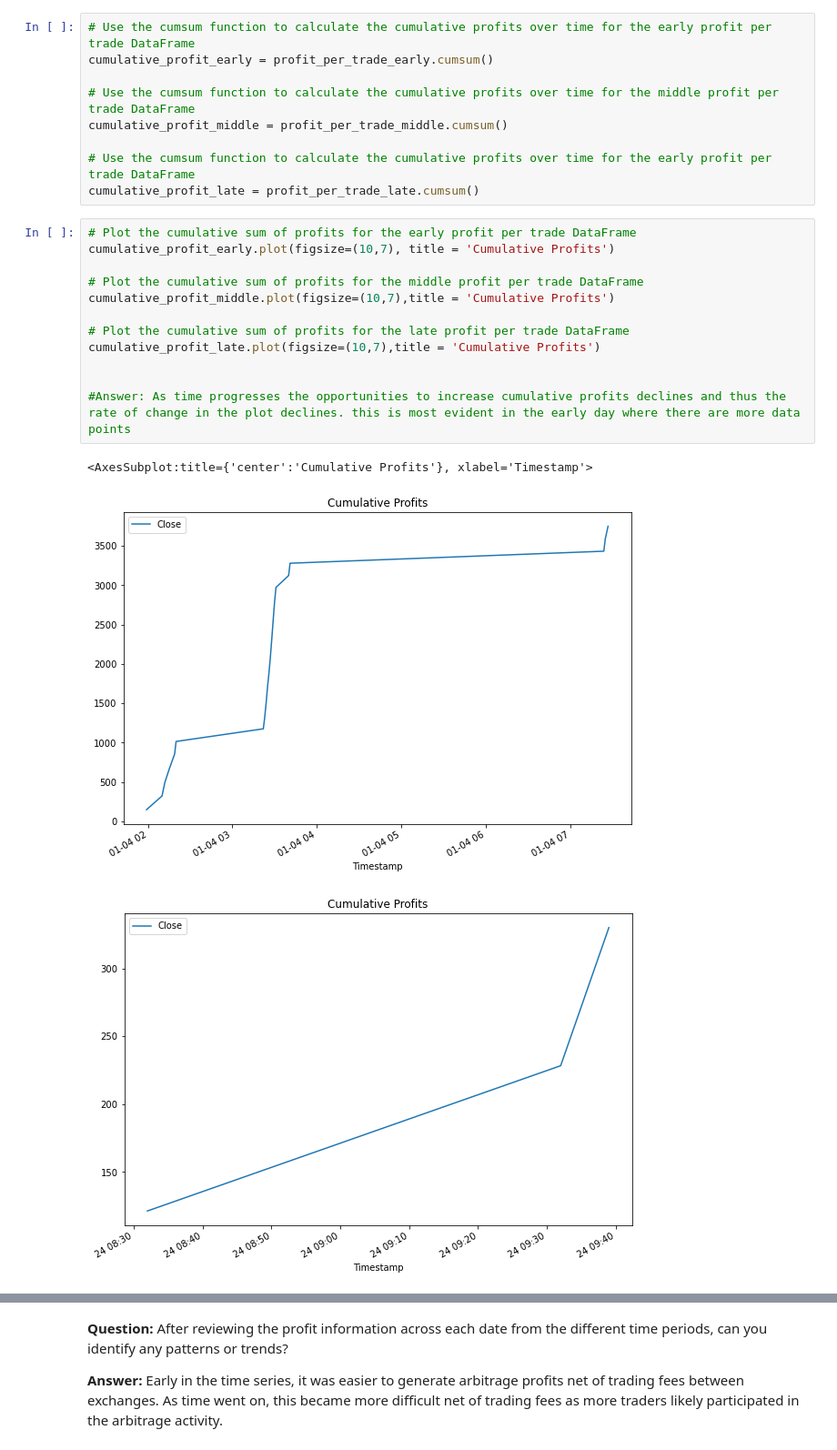
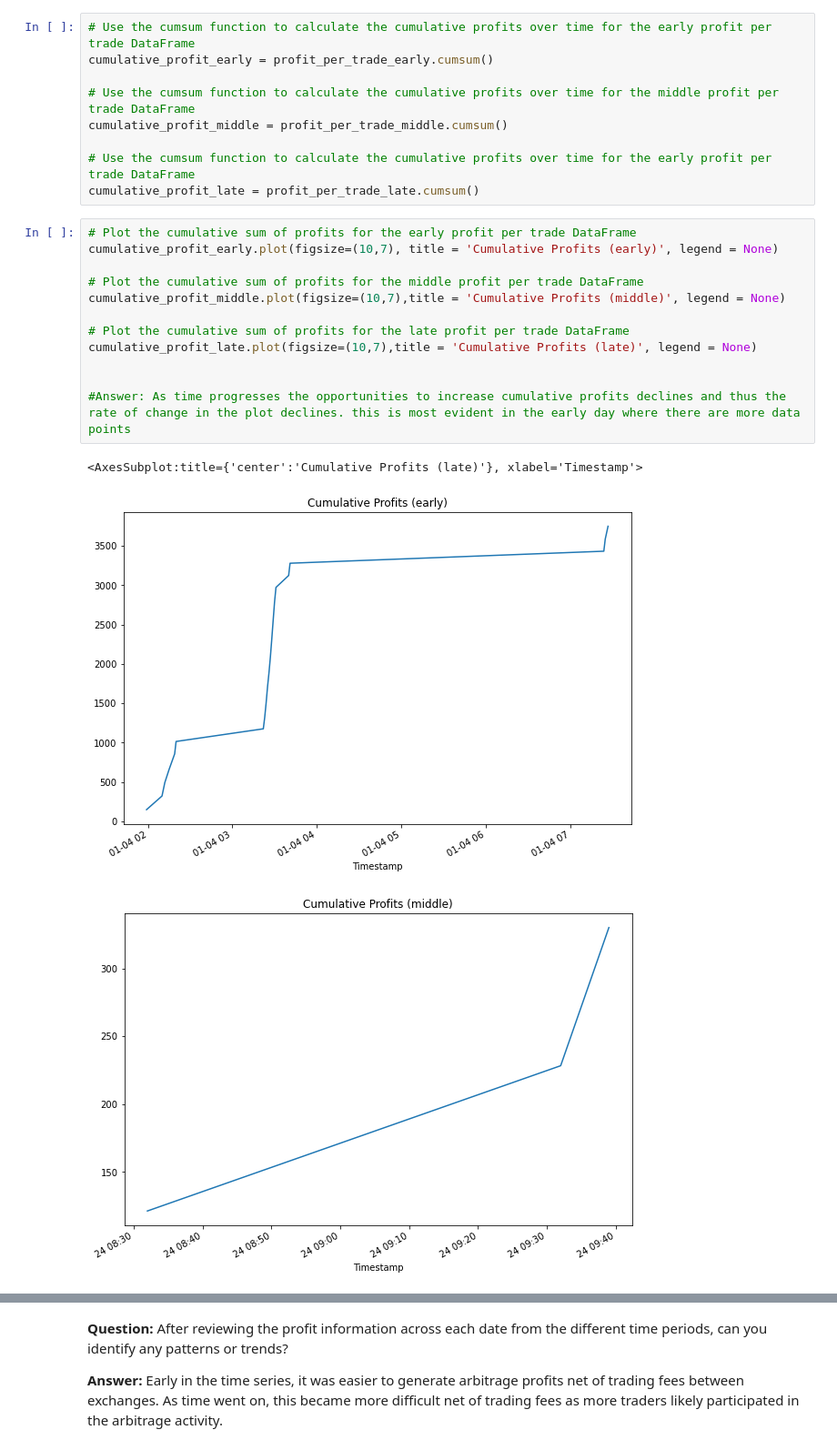
Before and after one commit to mwoj123/Module_3_Challenge, a Jupyter notebook: crypto_arbitrage.ipynb, the cells around one changed output, grey strips where cells are left out. Shown at 91% size. Saved outputs shown, nothing was run; the diff lists cells and outputs as text.

```diff
--- a/crypto_arbitrage.ipynb
+++ b/crypto_arbitrage.ipynb
@@ -778,17 +778,17 @@ cumulative_profit_middle = profit_per_trade_middle.cumsum()
 cumulative_profit_late = profit_per_trade_late.cumsum()
 # %%
 # Plot the cumulative sum of profits for the early profit per trade DataFrame
-cumulative_profit_early.plot(figsize=(10,7), title = 'Cumulative Profits')
+cumulative_profit_early.plot(figsize=(10,7), title = 'Cumulative Profits (early)', legend = None)
 
 # Plot the cumulative sum of profits for the middle profit per trade DataFrame
-cumulative_profit_middle.plot(figsize=(10,7),title = 'Cumulative Profits')
+cumulative_profit_middle.plot(figsize=(10,7),title = 'Cumulative Profits (middle)', legend = None)
 
 # Plot the cumulative sum of profits for the late profit per trade DataFrame
-cumulative_profit_late.plot(figsize=(10,7),title = 'Cumulative Profits')
+cumulative_profit_late.plot(figsize=(10,7),title = 'Cumulative Profits (late)', legend = None)
 
 
 #Answer: As time progresses the opportunities to increase cumulative profits declines and thus the rate of change in the plot declines. this is most evident in the early day where there are more data points
 # %% [output]
-<AxesSubplot:title={'center':'Cumulative Profits'}, xlabel='Timestamp'>
+<AxesSubplot:title={'center':'Cumulative Profits (late)'}, xlabel='Timestamp'>
-[figure, old version]
+[figure, new version]
-[figure, old version]
+[figure, new version]
```
Also changed, not shown: parts of 2 cells of this notebook, 7 other files.
